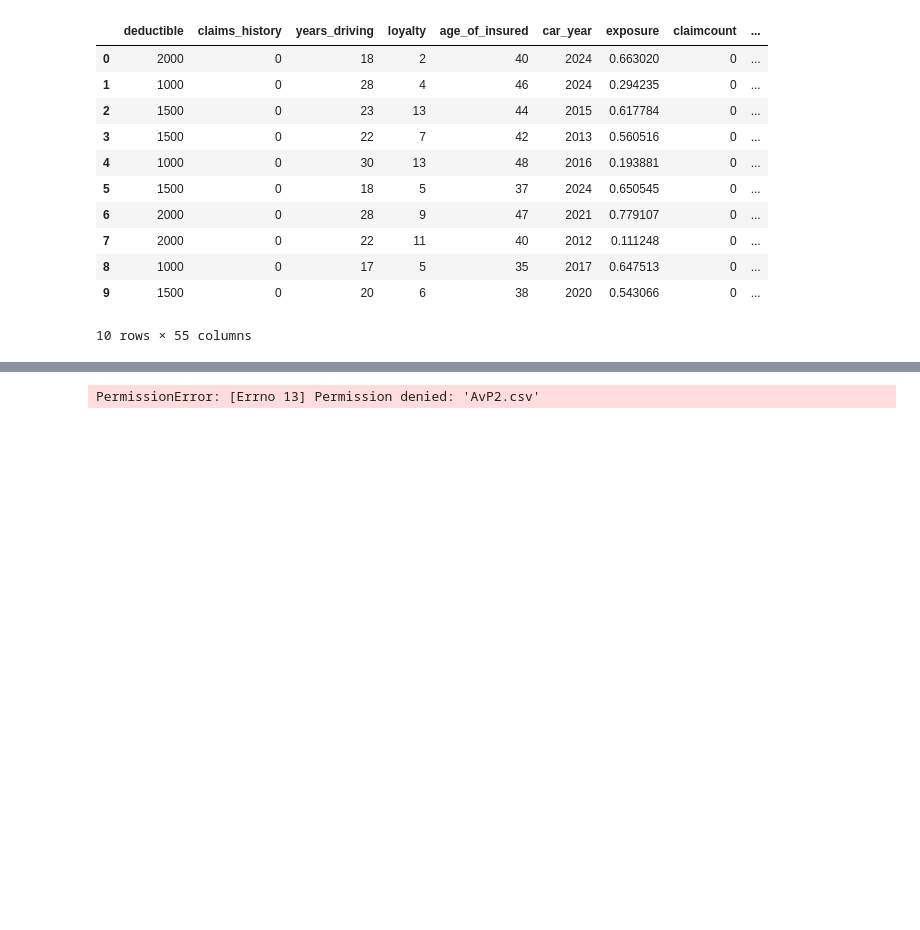
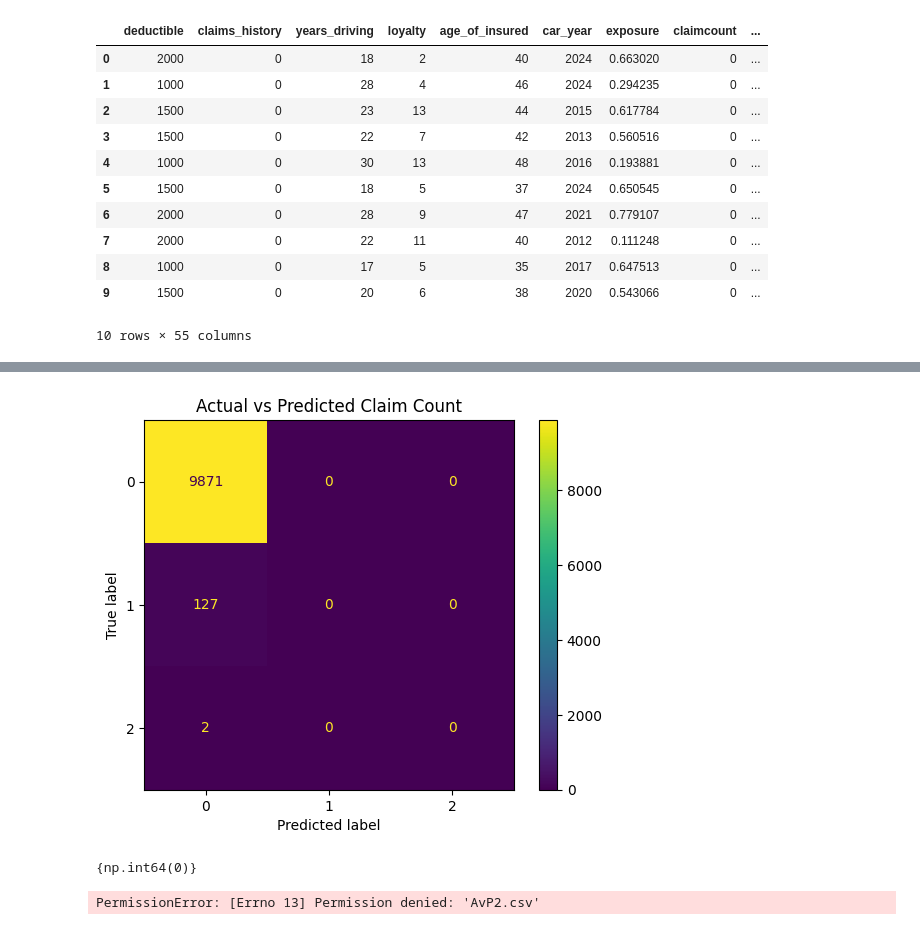
Before and after one commit to HarmonicHarm/mcmcoopwrkshp, a Jupyter notebook: workshop_v3.ipynb, the cells around one changed output, grey strips where cells are left out. Drawn from its saved outputs; the diff is of its cells as text; code cells hidden in the pictures; blank space fills up the shorter version.

```diff
--- a/workshop_v3.ipynb
+++ b/workshop_v3.ipynb
@@ -364,0 +412,33 @@ plt.show()
+# %%
+from imblearn.over_sampling import SMOTE
+from sklearn.ensemble import RandomForestClassifier
+from sklearn.metrics import accuracy_score, classification_report, confusion_matrix
+
+# Apply SMOTE only to the training data
+smote = SMOTE(random_state=42)
+
+X_train_smote, y_train_smote = smote.fit_resample(
+    X_train,
+    y_train
+)
+
+# Train model on SMOTE-balanced training data
+smote_model = RandomForestClassifier(
+    random_state=42
+)
+
+smote_model.fit(X_train_smote, y_train_smote)
+
+# Predict on original untouched test data
+y_pred_test = smote_model.predict(X_test)
+
+print("Model:", smote_model)
+print("Accuracy:", accuracy_score(y_test, y_pred_test))
+print("\nPrediction counts:")
+print(pd.Series(y_pred_test).value_counts().sort_index())
+
+print("\nConfusion matrix:")
+print(confusion_matrix(y_test, y_pred_test))
+
+print("\nClassification report:")
+print(classification_report(y_test, y_pred_test, zero_division=0))
@@ -365,3 +522,19 @@ plt.show()
+# %%
+from sklearn.metrics import ConfusionMatrixDisplay
+
+ConfusionMatrixDisplay.from_predictions(
+    y_test,
+    y_pred_test
+)
+
+plt.title("Actual vs Predicted Claim Count")
+plt.show()
+# %% [output]
+[figure, added]
+# %%
+set(y_pred_test)
+# %% [output]
+{np.int64(0)}
 # %%
 AvP.to_csv('AvP2.csv', index='False')
 # %% [output]
```
Also changed, not shown: parts of 29 cells of this notebook.
